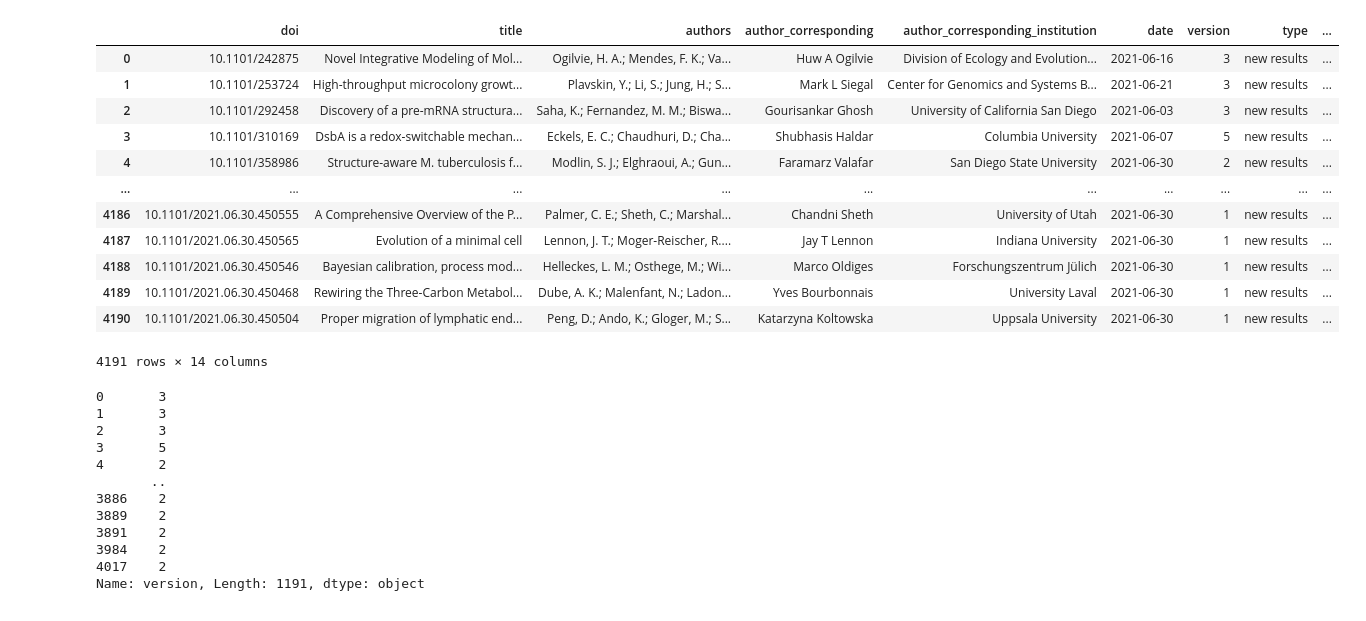
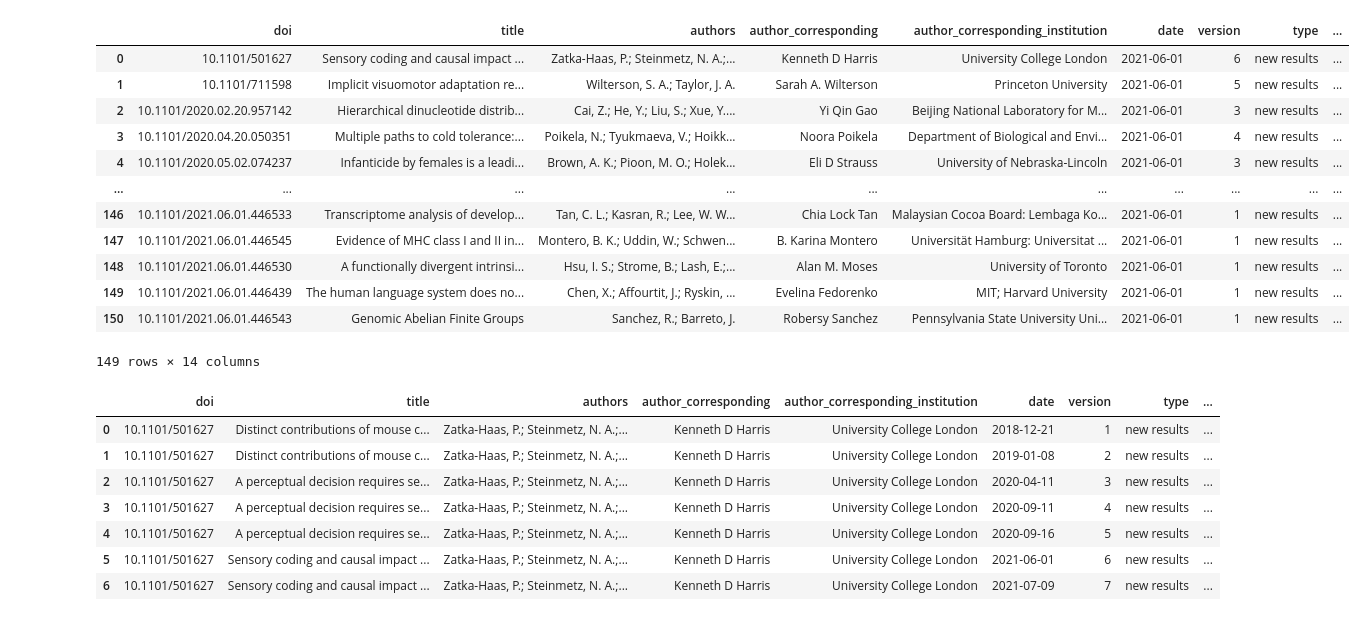
Before and after one commit to dawoeh/BioMedRxiv_API, a Jupyter notebook: retrieval.ipynb, the cells around one changed output. Saved outputs shown, nothing was run; the diff lists cells and outputs as text; code cells hidden in the pictures.

Commit message:
finished api calls; start data exploration/cleaning

```diff
--- a/retrieval.ipynb
+++ b/retrieval.ipynb
@@ -9,39 +6,38 @@ import pandas as pd
 # %%
 server = 'biorxiv'
 date_start = '2021-06-01'
-date_end = '2021-06-30'
+date_end = '2021-06-01'
 data_biorxiv = date_rxiv(server, date_start, date_end)
+data_biorxiv.drop_duplicates(subset = ['doi'], keep = 'last', inplace = True)
+data_biorxiv
+# %% [output]
+|  | doi | title | authors | author_corresponding | author_corresponding_institution | date | version | type | ... |
+| 0 | 10.1101/501627 | Sensory coding and causal impact ... | Zatka-Haas, P.; Steinmetz, N. A.;... | Kenneth D Harris | University College London | 2021-06-01 | 6 | new results | ... |
+| 1 | 10.1101/711598 | Implicit visuomotor adaptation re... | Wilterson, S. A.; Taylor, J. A. | Sarah A. Wilterson | Princeton University | 2021-06-01 | 5 | new results | ... |
+| 2 | 10.1101/2020.02.20.957142 | Hierarchical dinucleotide distrib... | Cai, Z.; He, Y.; Liu, S.; Xue, Y.... | Yi Qin Gao | Beijing National Laboratory for M... | 2021-06-01 | 3 | new results | ... |
+| 3 | 10.1101/2020.04.20.050351 | Multiple paths to cold tolerance:... | Poikela, N.; Tyukmaeva, V.; Hoikk... | Noora Poikela | Department of Biological and Envi... | 2021-06-01 | 4 | new results | ... |
+| 4 | 10.1101/2020.05.02.074237 | Infanticide by females is a leadi... | Brown, A. K.; Pioon, M. O.; Holek... | Eli D Strauss | University of Nebraska-Lincoln | 2021-06-01 | 3 | new results | ... |
+| ... | ... | ... | ... | ... | ... | ... | ... | ... | ... |
+| 146 | 10.1101/2021.06.01.446533 | Transcriptome analysis of develop... | Tan, C. L.; Kasran, R.; Lee, W. W... | Chia Lock Tan | Malaysian Cocoa Board: Lembaga Ko... | 2021-06-01 | 1 | new results | ... |
+| 147 | 10.1101/2021.06.01.446545 | Evidence of MHC class I and II in... | Montero, B. K.; Uddin, W.; Schwen... | B. Karina Montero | Universität Hamburg: Universitat ... | 2021-06-01 | 1 | new results | ... |
+| 148 | 10.1101/2021.06.01.446530 | A functionally divergent intrinsi... | Hsu, I. S.; Strome, B.; Lash, E.;... | Alan M. Moses | University of Toronto | 2021-06-01 | 1 | new results | ... |
+| 149 | 10.1101/2021.06.01.446439 | The human language system does no... | Chen, X.; Affourtit, J.; Ryskin, ... | Evelina Fedorenko | MIT; Harvard University | 2021-06-01 | 1 | new results | ... |
+| 150 | 10.1101/2021.06.01.446543 | Genomic Abelian Finite Groups | Sanchez, R.; Barreto, J. | Robersy Sanchez | Pennsylvania State University Uni... | 2021-06-01 | 1 | new results | ... |
+149 rows × 14 columns
-# %%
-data_biorxiv
-# %% [output]
-|  | doi | title | authors | author_corresponding | author_corresponding_institution | date | version | type | ... |
-| 0 | 10.1101/242875 | Novel Integrative Modeling of Mol... | Ogilvie, H. A.; Mendes, F. K.; Va... | Huw A Ogilvie | Division of Ecology and Evolution... | 2021-06-16 | 3 | new results | ... |
-| 1 | 10.1101/253724 | High-throughput microcolony growt... | Plavskin, Y.; Li, S.; Jung, H.; S... | Mark L Siegal | Center for Genomics and Systems B... | 2021-06-21 | 3 | new results | ... |
-| 2 | 10.1101/292458 | Discovery of a pre-mRNA structura... | Saha, K.; Fernandez, M. M.; Biswa... | Gourisankar Ghosh | University of California San Diego | 2021-06-03 | 3 | new results | ... |
-| 3 | 10.1101/310169 | DsbA is a redox-switchable mechan... | Eckels, E. C.; Chaudhuri, D.; Cha... | Shubhasis Haldar | Columbia University | 2021-06-07 | 5 | new results | ... |
-| 4 | 10.1101/358986 | Structure-aware M. tuberculosis f... | Modlin, S. J.; Elghraoui, A.; Gun... | Faramarz Valafar | San Diego State University | 2021-06-30 | 2 | new results | ... |
-| ... | ... | ... | ... | ... | ... | ... | ... | ... | ... |
-| 4186 | 10.1101/2021.06.30.450555 | A Comprehensive Overview of the P... | Palmer, C. E.; Sheth, C.; Marshal... | Chandni Sheth | University of Utah | 2021-06-30 | 1 | new results | ... |
-| 4187 | 10.1101/2021.06.30.450565 | Evolution of a minimal cell | Lennon, J. T.; Moger-Reischer, R.... | Jay T Lennon | Indiana University | 2021-06-30 | 1 | new results | ... |
-| 4188 | 10.1101/2021.06.30.450546 | Bayesian calibration, process mod... | Helleckes, L. M.; Osthege, M.; Wi... | Marco Oldiges | Forschungszentrum Jülich | 2021-06-30 | 1 | new results | ... |
-| 4189 | 10.1101/2021.06.30.450468 | Rewiring the Three-Carbon Metabol... | Dube, A. K.; Malenfant, N.; Ladon... | Yves Bourbonnais | University Laval | 2021-06-30 | 1 | new results | ... |
-| 4190 | 10.1101/2021.06.30.450504 | Proper migration of lymphatic end... | Peng, D.; Ando, K.; Gloger, M.; S... | Katarzyna Koltowska | Uppsala University | 2021-06-30 | 1 | new results | ... |
-4191 rows × 14 columns
 # %%
-data_biorxiv.loc[data_biorxiv['version'] != '1', 'version']
+doi_article = data_biorxiv.at[0, 'doi']
+server = 'biorxiv'
+data_doi = article_detail(server, doi_article)
+data_doi
 # %% [output]
-0       3
-1       3
-2       3
-3       5
-4       2
-       ..
-3886    2
-3889    2
-3891    2
-3984    2
-4017    2
-Name: version, Length: 1191, dtype: object
+|  | doi | title | authors | author_corresponding | author_corresponding_institution | date | version | type | ... |
+| 0 | 10.1101/501627 | Distinct contributions of mouse c... | Zatka-Haas, P.; Steinmetz, N. A.;... | Kenneth D Harris | University College London | 2018-12-21 | 1 | new results | ... |
+| 1 | 10.1101/501627 | Distinct contributions of mouse c... | Zatka-Haas, P.; Steinmetz, N. A.;... | Kenneth D Harris | University College London | 2019-01-08 | 2 | new results | ... |
+| 2 | 10.1101/501627 | A perceptual decision requires se... | Zatka-Haas, P.; Steinmetz, N. A.;... | Kenneth D Harris | University College London | 2020-04-11 | 3 | new results | ... |
+| 3 | 10.1101/501627 | A perceptual decision requires se... | Zatka-Haas, P.; Steinmetz, N. A.;... | Kenneth D Harris | University College London | 2020-09-11 | 4 | new results | ... |
+| 4 | 10.1101/501627 | A perceptual decision requires se... | Zatka-Haas, P.; Steinmetz, N. A.;... | Kenneth D Harris | University College London | 2020-09-16 | 5 | new results | ... |
+| 5 | 10.1101/501627 | Sensory coding and causal impact ... | Zatka-Haas, P.; Steinmetz, N. A.;... | Kenneth D Harris | University College London | 2021-06-01 | 6 | new results | ... |
+| 6 | 10.1101/501627 | Sensory coding and causal impact ... | Zatka-Haas, P.; Steinmetz, N. A.;... | Kenneth D Harris | University College London | 2021-07-09 | 7 | new results | ... |
 # %%
 server = 'medrxiv'
 data_medrxiv = date_rxiv(server, date_start, date_end)
```
Also changed, not shown: parts of 11 cells of this notebook, 5 other files.
